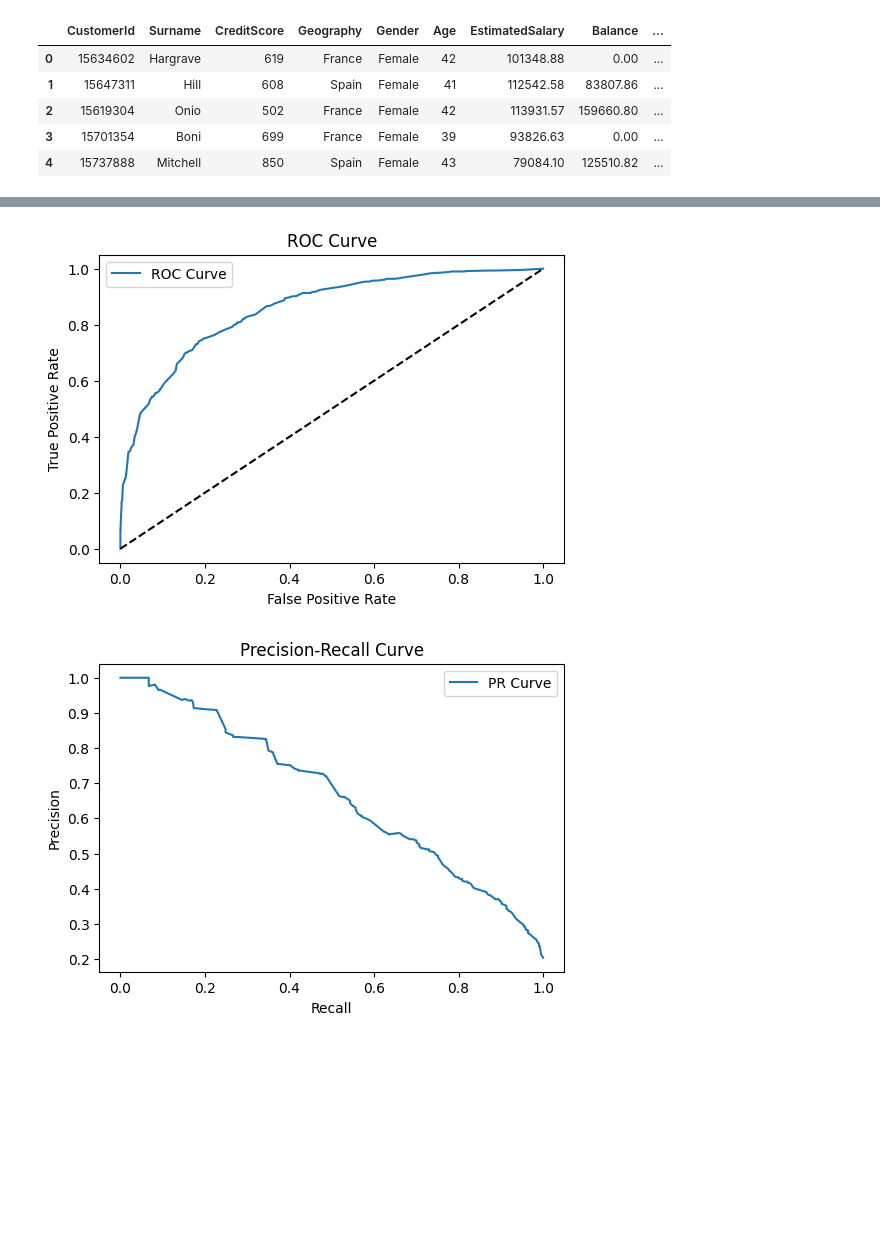
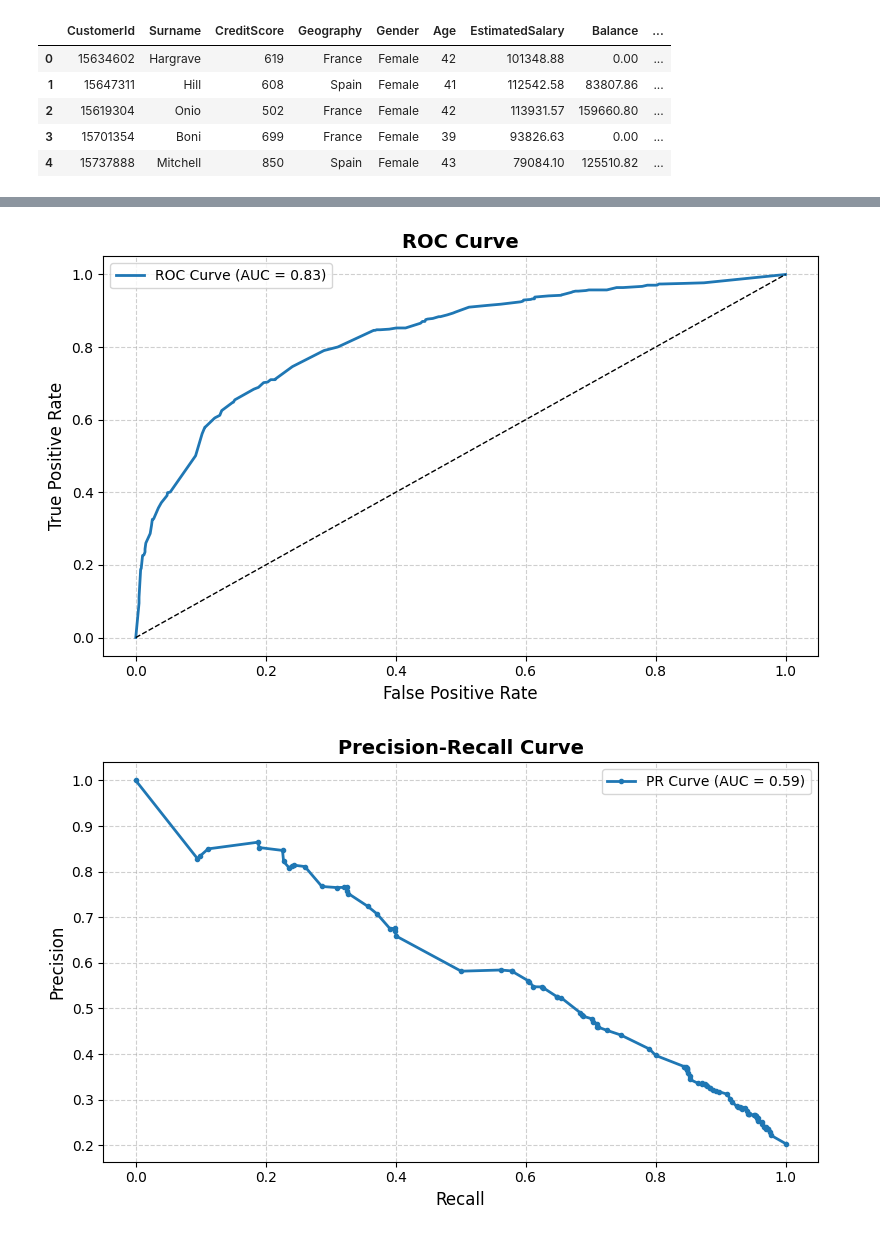
Before and after one commit to amandeep-singh28/Bank-Customer-Churn, a Jupyter notebook: 12_Decision_Tree_ADASYN.ipynb, the cells around one changed output, grey strips where cells are left out. Saved outputs shown, nothing was run; the diff lists cells and outputs as text; code cells hidden in the pictures; blank space fills up the shorter version.

```diff
--- a/21_AdaBoostClassifier_SMOTE.ipynb
+++ b/12_Decision_Tree_ADASYN.ipynb
@@ -24,8 +24,8 @@ df.head()
 | 3 | 15701354 | Boni | 699 | France | Female | 39 | 93826.63 | 0.00 | ... |
 | 4 | 15737888 | Mitchell | 850 | Spain | Female | 43 | 79084.10 | 125510.82 | ... |
 # %%
-X = df.drop(columns = ['CustomerId', 'Surname', 'Exited'])
-y = df['Exited']
+X = df1.drop(columns = ['CustomerId', 'Surname', 'Exited'])
+y = df1['Exited']
 # %%
 X_train, X_test, y_train, y_test = train_test_split(X, y,
                                                     test_size = 0.3,
@@ -56,8 +56,8 @@ preprocessor = ColumnTransformer(
 )
 # %%
 steps = [("preprocess", preprocessor),
-         ("smote", SMOTE(random_state = 42)),
-         ("ada_boost", AdaBoostClassifier(random_state = 42))]
+         ("adasyn", ADASYN(random_state = 42)),
+         ("decision_tree", DecisionTreeClassifier(random_state = 42))]
 # %%
 steps
 # %% [output]
@@ -118,15 +113,24 @@ param_grid = {
+# %%
+param_grid = {
+    'decision_tree__criterion': ['gini', 'entropy'],
+    'decision_tree__splitter': ['best', 'random'],
+    'decision_tree__max_depth': [None, 10, 20, 30],
+    'decision_tree__min_samples_split': [2, 5, 10],
+    'decision_tree__min_samples_leaf': [1, 2, 4]
+}
 # %%
 scoring = {
-    'accuracy': 'accuracy',
-    'precision': 'precision',
-    'recall': 'recall',
-    'f1': 'f1'
+    'accuracy' : 'accuracy',
+    'precision' : 'precision',
+    'recall' : 'recall',
+    'f1' : 'f1'
 }
+
 grid_search = GridSearchCV(estimator = pipe,
                            param_grid = param_grid,
+                           cv = 5,
                            scoring = scoring,
-                           refit = 'recall',
-                           cv = 5,
+                           refit = 'recall'
 )
 # %%
 grid_search.fit(X_train, y_train)
@@ -212,25 +228,29 @@ PR-AUC Score:0.66
 # %%
 fpr, tpr, thresholds = roc_curve(y_test, y_prob)
 
-plt.figure(figsize = (6,4))
-plt.plot(fpr, tpr, label="ROC Curve")
-plt.plot([0,1], [0,1], 'k--')
-plt.xlabel("False Positive Rate")
-plt.ylabel("True Positive Rate")
-plt.title("ROC Curve")
-plt.legend()
+plt.figure(figsize=(8, 5))
+plt.plot(fpr, tpr, linewidth=2, label=f"ROC Curve (AUC = {roc_auc:.2f})")
+plt.plot([0, 1], [0, 1], "k--", linewidth=1)
+plt.xlabel("False Positive Rate", fontsize=12)
+plt.ylabel("True Positive Rate", fontsize=12)
+plt.title("ROC Curve", fontsize=14, fontweight="bold")
+plt.grid(True, linestyle="--", alpha=0.6)
+plt.legend(fontsize=10)
+plt.tight_layout()
 plt.show()
 # %% [output]
-[figure, old version]
+[figure, new version]
 # %%
 precision, recall, thresholds = precision_recall_curve(y_test, y_prob)
 
-plt.figure(figsize=(6,4))
-plt.plot(recall, precision, label="PR Curve")
-plt.xlabel("Recall")
-plt.ylabel("Precision")
-plt.title("Precision-Recall Curve")
-plt.legend()
+plt.figure(figsize=(8, 5))
+plt.plot(recall, precision, linewidth=2, marker=".", label=f"PR Curve (AUC = {pr_auc:.2f})")
+plt.xlabel("Recall", fontsize=12)
+plt.ylabel("Precision", fontsize=12)
+plt.title("Precision-Recall Curve", fontsize=14, fontweight="bold")
+plt.grid(True, linestyle="--", alpha=0.6)
+plt.legend(fontsize=10)
+plt.tight_layout()
 plt.show()
 # %% [output]
-[figure, old version]
+[figure, new version]
```
Also changed, not shown: parts of 18 cells of this notebook, 46 other files.
